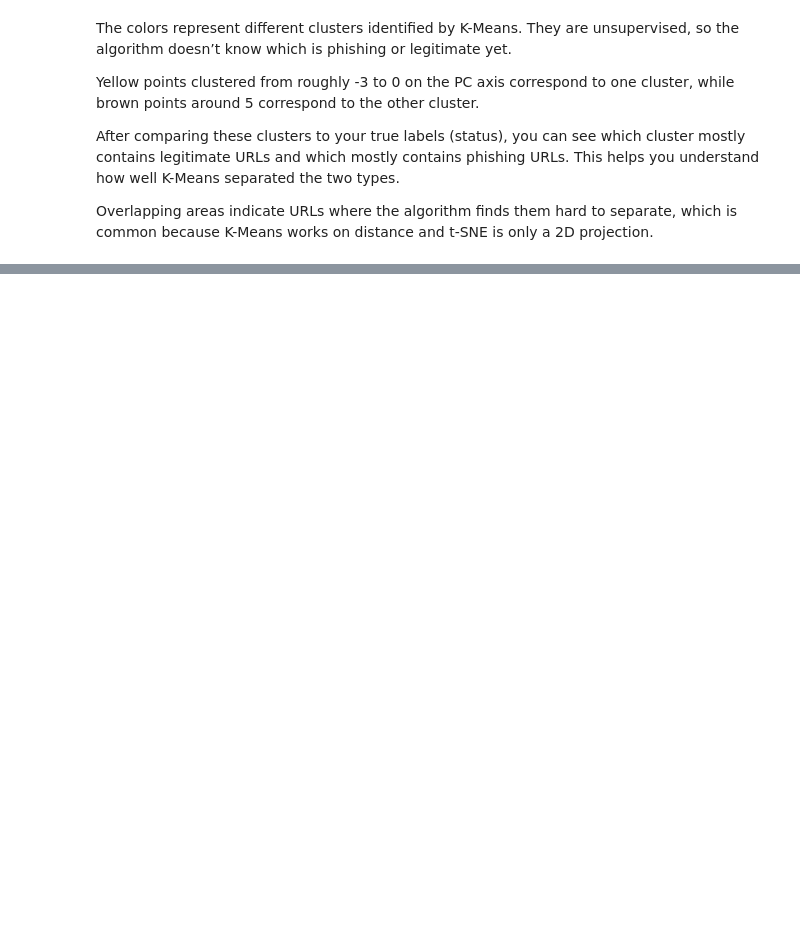
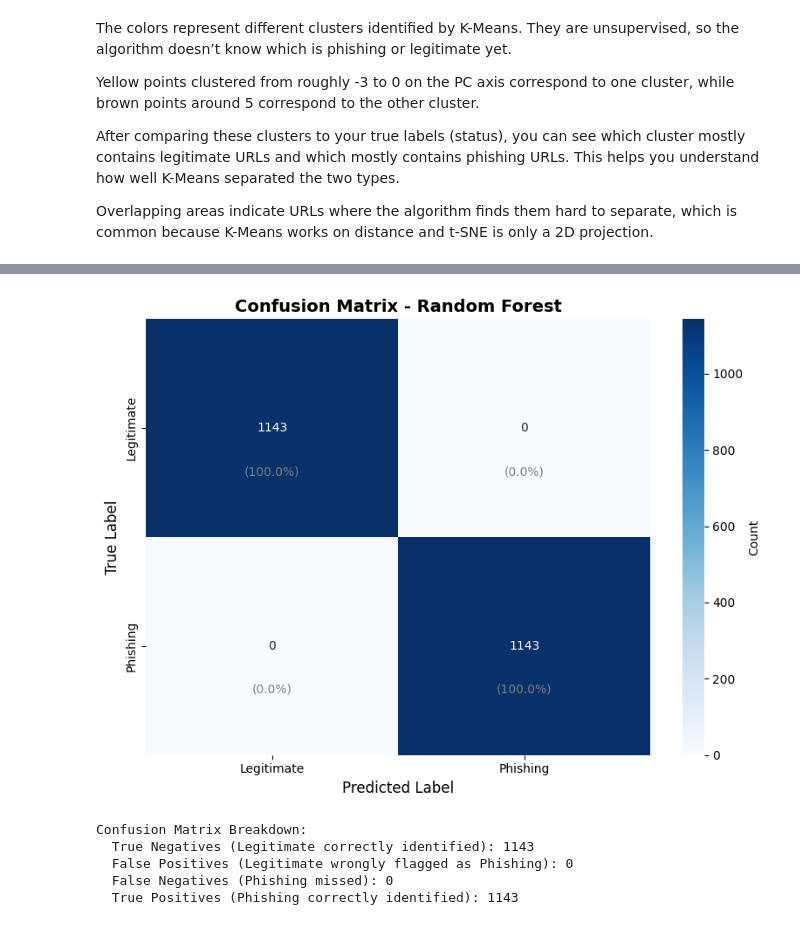
Before and after one commit to Nehemiahmageto/Detecting-Phishing-Websites-Using-URL-Based-HTML-Based-and-Domain-Based-Features, a Jupyter notebook: Model.ipynb, the cells around one changed output, grey strips where cells are left out. Drawn from its saved outputs; the diff is of its cells as text; code cells hidden in the pictures; blank space fills up the shorter version.

```diff
--- a/Model.ipynb
+++ b/Model.ipynb
@@ -383,0 +371,12 @@ df2['status'] = (
+# %%
+# Split data (80% train, 20% test)
+X_train, X_test, y_train, y_test = train_test_split(
+    X, y,
+    test_size=0.2,
+    random_state=42,
+    stratify=y  # Maintain class distribution
+)
+
+print(f"\n📦 Data Split:")
+print(f"   Training set: {X_train.shape[0]} samples")
+print(f"   Test set: {X_test.shape[0]} samples")
@@ -383,0 +434,6 @@ df2['status'] = (
+# %%
+# Predictions on test set
+y_pred = rf_model.predict(X_test)
+y_pred_proba = rf_model.predict_proba(X_test)[:, 1]
+
+print(f"\n🎯 Predictions generated for {len(y_test)} test samples")
@@ -383,0 +495,36 @@ df2['status'] = (
+# %%
+# Confusion Matrix
+cm = confusion_matrix(y_test, y_pred)
+
+plt.figure(figsize=(8, 6))
+sns.heatmap(cm, annot=True, fmt='d', cmap='Blues',
+            xticklabels=['Legitimate', 'Phishing'],
+            yticklabels=['Legitimate', 'Phishing'],
+            cbar_kws={'label': 'Count'})
+plt.title('Confusion Matrix - Random Forest', fontsize=14, fontweight='bold')
+plt.ylabel('True Label', fontsize=12)
+plt.xlabel('Predicted Label', fontsize=12)
+
+# Add percentages
+for i in range(2):
+    for j in range(2):
+        percentage = cm[i, j] / cm[i].sum() * 100
+        plt.text(j+0.5, i+0.7, f'({percentage:.1f}%)',
+                ha='center', va='center', fontsize=10, color='gray')
+
+plt.tight_layout()
+plt.show()
+
+# Print confusion matrix interpretation
+print(f"\nConfusion Matrix Breakdown:")
+print(f"  True Negatives (Legitimate correctly identified): {cm[0,0]}")
+print(f"  False Positives (Legitimate wrongly flagged as Phishing): {cm[0,1]}")
+print(f"  False Negatives (Phishing missed): {cm[1,0]}")
+print(f"  True Positives (Phishing correctly identified): {cm[1,1]}")
+# %% [output]
+[figure, added]
+Confusion Matrix Breakdown:
+  True Negatives (Legitimate correctly identified): 1143
+  False Positives (Legitimate wrongly flagged as Phishing): 0
+  False Negatives (Phishing missed): 0
+  True Positives (Phishing correctly identified): 1143
```
Also changed, not shown: parts of 30 cells of this notebook.
